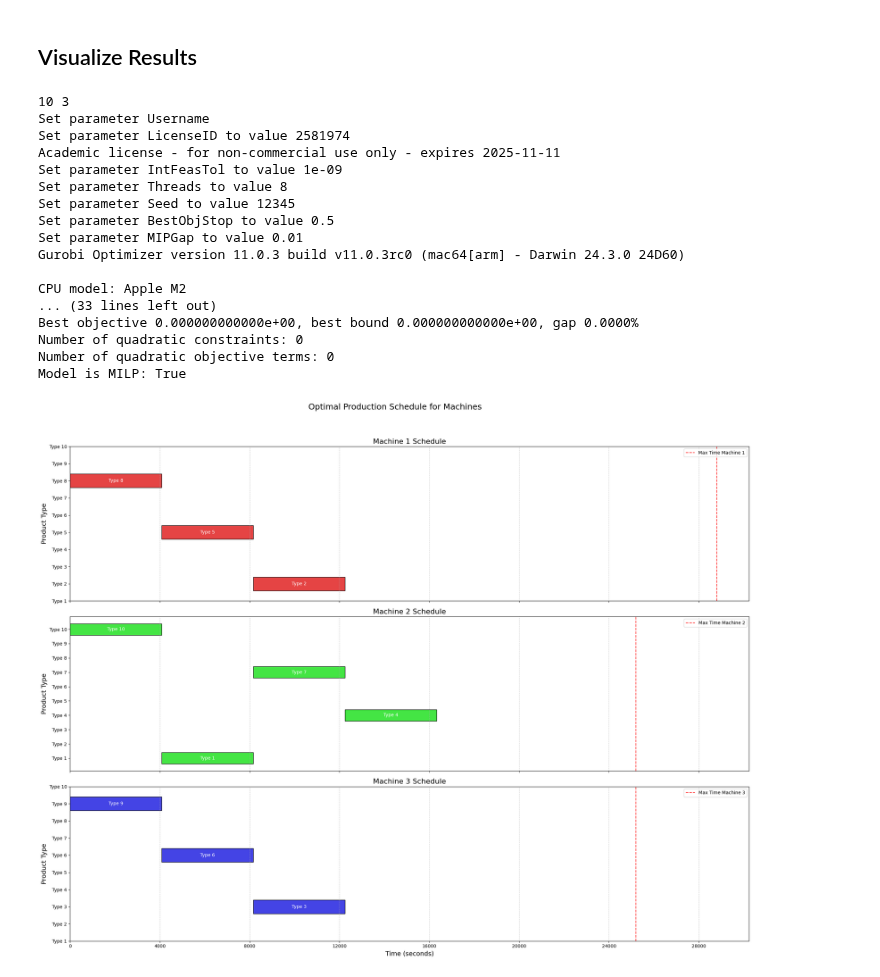
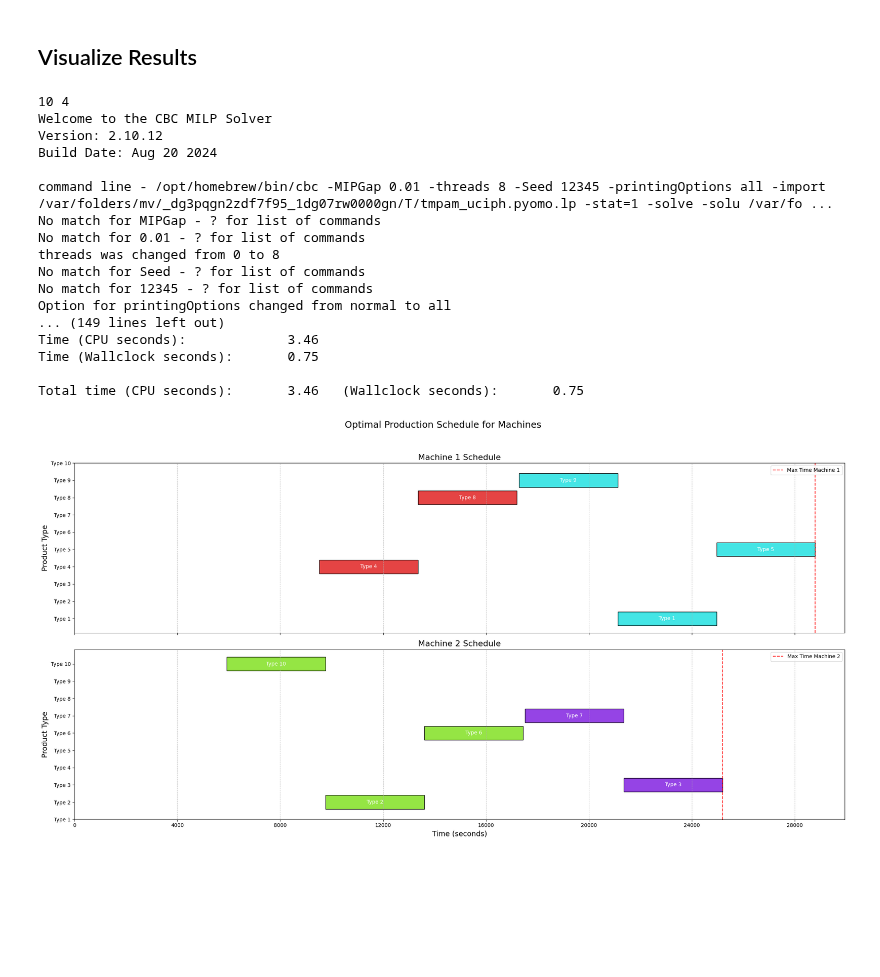
Before and after one commit to emrekuruu/Production_Planning, a Jupyter notebook: demo.ipynb, the cells around one changed output. Saved outputs shown, nothing was run; the diff lists cells and outputs as text; code cells hidden in the pictures; blank space fills up the shorter version.

Commit message:
feat: open source optimizer

```diff
--- a/demo.ipynb
+++ b/demo.ipynb
@@ -37,9 +37,9 @@ def get_dynamic_parameters(num_parts, num_colors):
     unit_production_time = 80
     cleaning_time = 80
 
-    machines = [1,2,3]
+    machines = [1,2]
 
-    max_times = [max_time_machine_A, max_time_machine_B, max_time_machine_B, max_time_machine_A]
+    max_times = [max_time_machine_A, max_time_machine_B]
 
     demand = {p: int((max_time_machine_A + max_time_machine_B) / (unit_production_time * (num_parts + num_colors))) for p in range(1, num_parts + 1)}
 
@@ -86,26 +86,26 @@ results = []
 # %% [markdown]
 ## Visualize Results
 # %%
-problem_parameters = get_dynamic_parameters(10,3)
+problem_parameters = get_dynamic_parameters(10,4)
 optimizer = Optimizer(**problem_parameters)
-model, objective_value, optimization_time = optimizer(verbose=True)
+objective_value, optimization_time = optimizer(verbose=True)
 optimizer.visualize()
 # %% [output]
-10 3
-Set parameter Username
-Set parameter LicenseID to value 2581974
-Academic license - for non-commercial use only - expires 2025-11-11
-Set parameter IntFeasTol to value 1e-09
-Set parameter Threads to value 8
-Set parameter Seed to value 12345
-Set parameter BestObjStop to value 0.5
-Set parameter MIPGap to value 0.01
-Gurobi Optimizer version 11.0.3 build v11.0.3rc0 (mac64[arm] - Darwin 24.3.0 24D60)
+10 4
+Welcome to the CBC MILP Solver
+Version: 2.10.12
+Build Date: Aug 20 2024
 
-CPU model: Apple M2
-... (33 lines left out)
-Best objective 0.000000000000e+00, best bound 0.000000000000e+00, gap 0.0000%
-Number of quadratic constraints: 0
-Number of quadratic objective terms: 0
-Model is MILP: True
+command line - /opt/homebrew/bin/cbc -MIPGap 0.01 -threads 8 -Seed 12345 -printingOptions all -import /var/folders/mv/_dg3pqgn2zdf7f95_1dg07rw0000gn/T/tmpam_uciph.pyomo.lp -stat=1 -solve -solu /var/fo ...
+No match for MIPGap - ? for list of commands
+No match for 0.01 - ? for list of commands
+threads was changed from 0 to 8
+No match for Seed - ? for list of commands
+No match for 12345 - ? for list of commands
+Option for printingOptions changed from normal to all
+... (149 lines left out)
+Time (CPU seconds):             3.46
+Time (Wallclock seconds):       0.75
+
+Total time (CPU seconds):       3.46   (Wallclock seconds):       0.75
-[figure, old version]
+[figure, new version]
```
Also changed, not shown: parts of 1 cell of this notebook, 4 other files.
